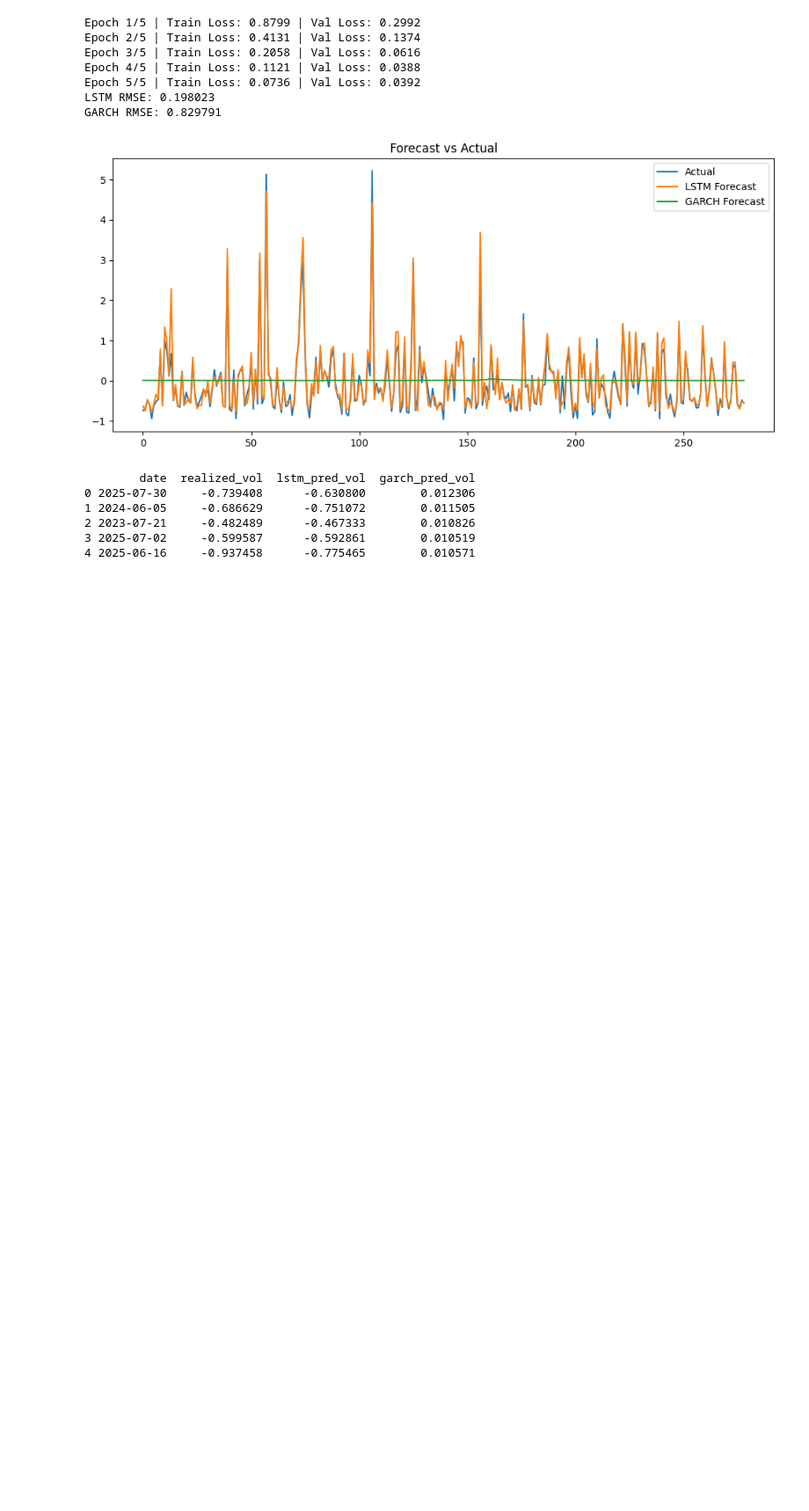
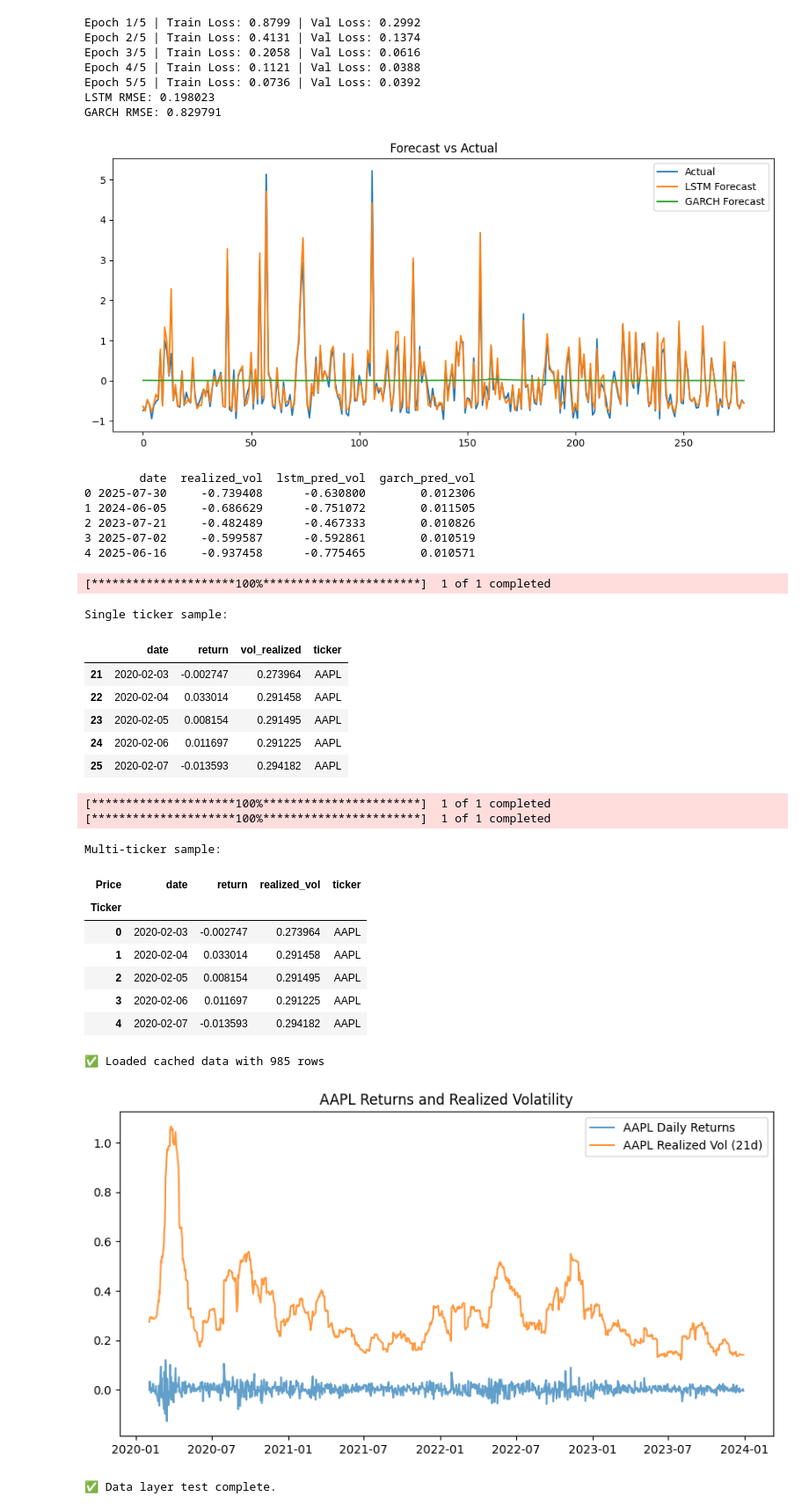
Before and after one commit to rahulmkarthik/VolSense, a Jupyter notebook: notebooks/test_api.ipynb, the cells around one changed output. Shown at 88% size. Cells and saved outputs as stored; diff of their text form; code cells hidden in the pictures; blank space fills up the shorter version.

```diff
--- a/notebooks/test_api.ipynb
+++ b/notebooks/test_api.ipynb
@@ -123,3 +123,61 @@ GARCH RMSE: 0.829791
 2 2023-07-21     -0.482489      -0.467333        0.010826
 3 2025-07-02     -0.599587      -0.592861        0.010519
 4 2025-06-16     -0.937458      -0.775465        0.010571
+# %%
+# --- Test data layer utilities ---
+from volsense_pkg.data_fetching.data_utils import (
+    get_or_fetch_single,
+    get_or_fetch_multi,
+    load_from_cache,
+)
+
+# === Test single ticker (cached fetch) ===
+df_single = get_or_fetch_single("AAPL", start="2020-01-01", end="2023-12-31", use_cache=True)
+print("Single ticker sample:")
+display(df_single.head())
+
+# === Test multi-ticker ===
+df_multi = get_or_fetch_multi(["AAPL", "MSFT"], start="2020-01-01", end="2023-12-31", lookback=21, use_cache=True)
+print("Multi-ticker sample:")
+display(df_multi.head())
+
+# === Verify caching ===
+try:
+    df_cached = load_from_cache("AAPL_2020-01-01_2023-12-31")
+    print(f"✅ Loaded cached data with {len(df_cached)} rows")
+except FileNotFoundError:
+    print("⚠️ Cache not found, first run likely just created it.")
+
+# === Quick check plots ===
+import matplotlib.pyplot as plt
+
+plt.figure(figsize=(10, 5))
+plt.plot(df_single["date"], df_single["return"], label="AAPL Daily Returns", alpha=0.7)
+plt.plot(df_single["date"], df_single["vol_realized"], label="AAPL Realized Vol (21d)", alpha=0.8)
+plt.legend()
+plt.title("AAPL Returns and Realized Volatility")
+plt.show()
+
+print("✅ Data layer test complete.")
+# %% [output]
+[*********************100%***********************]  1 of 1 completed
+Single ticker sample:
+|  | date | return | vol_realized | ticker |
+| 21 | 2020-02-03 | -0.002747 | 0.273964 | AAPL |
+| 22 | 2020-02-04 | 0.033014 | 0.291458 | AAPL |
+| 23 | 2020-02-05 | 0.008154 | 0.291495 | AAPL |
+| 24 | 2020-02-06 | 0.011697 | 0.291225 | AAPL |
+| 25 | 2020-02-07 | -0.013593 | 0.294182 | AAPL |
+[*********************100%***********************]  1 of 1 completed
+[*********************100%***********************]  1 of 1 completed
+Multi-ticker sample:
+| Price | date | return | realized_vol | ticker |
+| Ticker |  |  |  |  |
+| 0 | 2020-02-03 | -0.002747 | 0.273964 | AAPL |
+| 1 | 2020-02-04 | 0.033014 | 0.291458 | AAPL |
+| 2 | 2020-02-05 | 0.008154 | 0.291495 | AAPL |
+| 3 | 2020-02-06 | 0.011697 | 0.291225 | AAPL |
+| 4 | 2020-02-07 | -0.013593 | 0.294182 | AAPL |
+✅ Loaded cached data with 985 rows
+[figure, added]
+✅ Data layer test complete.
```
Also changed, not shown: parts of 2 cells of this notebook, 6 other files.
